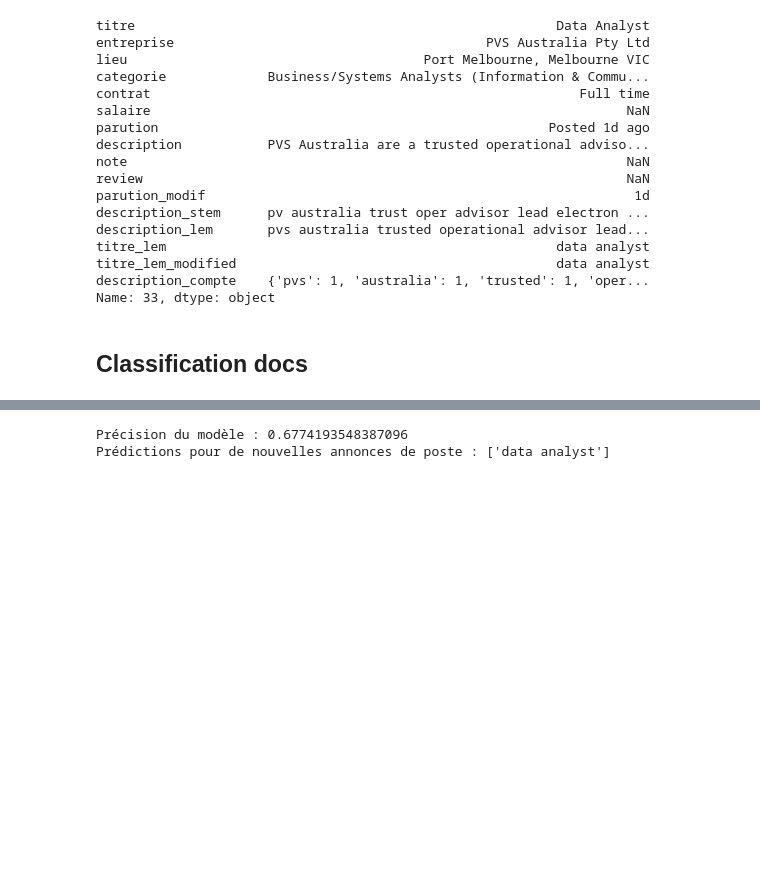
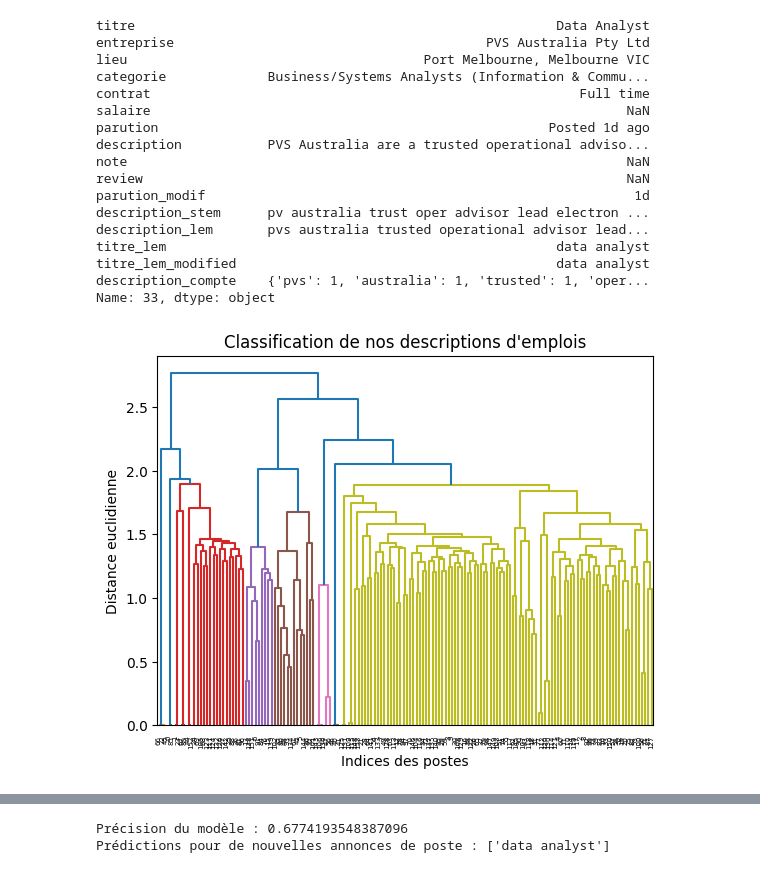
Before and after one commit to fmezirard/TAL, a Jupyter notebook: TraitementPoste.ipynb, the cells around one changed output, grey strips where cells are left out. Saved outputs shown, nothing was run; the diff lists cells and outputs as text; code cells hidden in the pictures; blank space fills up the shorter version.

```diff
--- a/TraitementPoste.ipynb
+++ b/TraitementPoste.ipynb
@@ -341,5 +328,18 @@ titre_lem                                                  data analyst
 titre_lem_modified                                         data analyst
 description_compte    {'pvs': 1, 'australia': 1, 'trusted': 1, 'oper...
 Name: 33, dtype: object
-# %% [markdown]
-## Classification docs
+# %%
+# Calculer la matrice de liaison
+matrice_liaison = linkage(sim_matrix, method='complete')
+
+# Afficher le dendrogramme
+dendrogram(matrice_liaison)
+# Ajouter des étiquettes aux axes
+plt.title('Classification de nos descriptions d\'emplois')
+plt.xlabel('Indices des postes')
+plt.ylabel('Distance euclidienne')
+
+# Afficher le dendrogramme
+plt.show()
+# %% [output]
+[figure, added]
```
Also changed, not shown: parts of 25 cells of this notebook, 2 other files.
